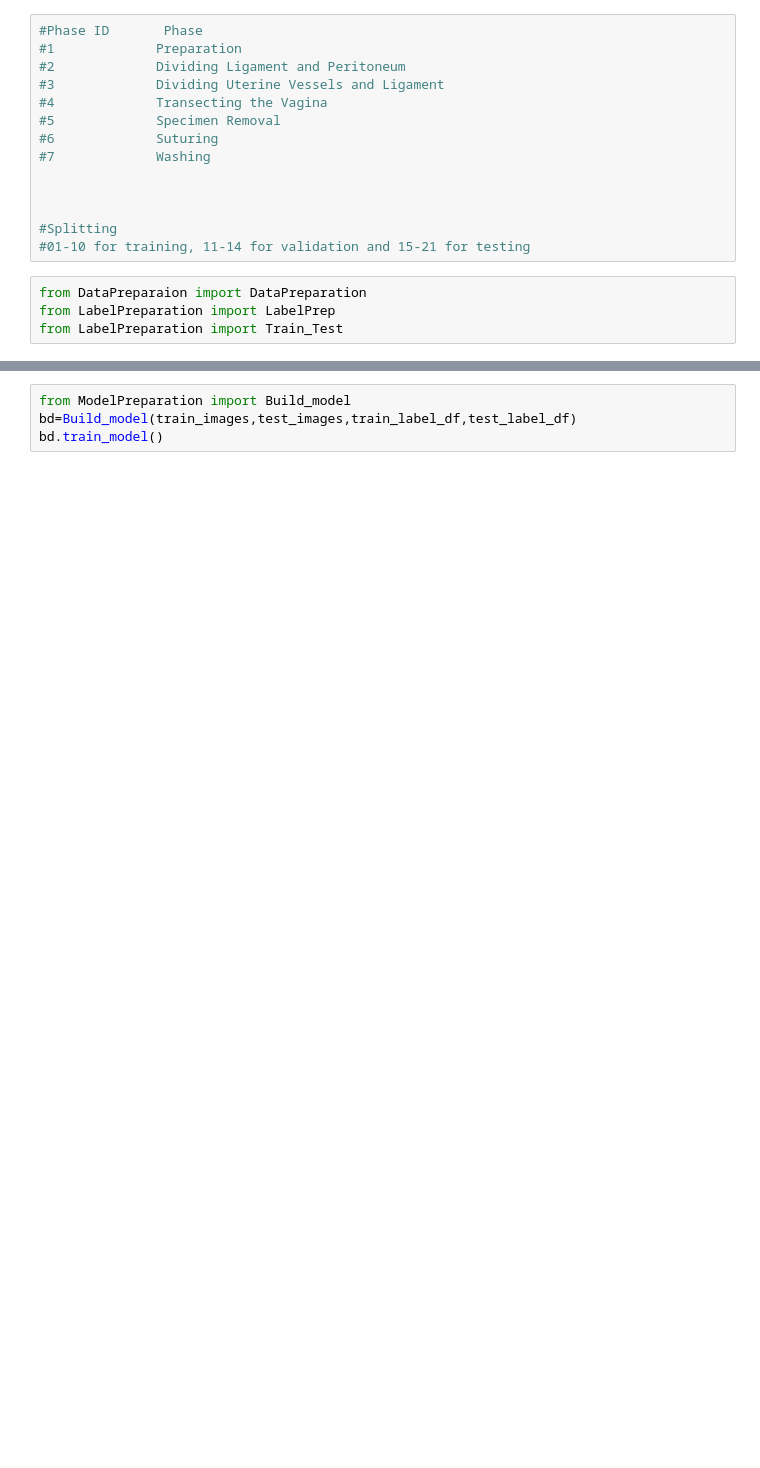
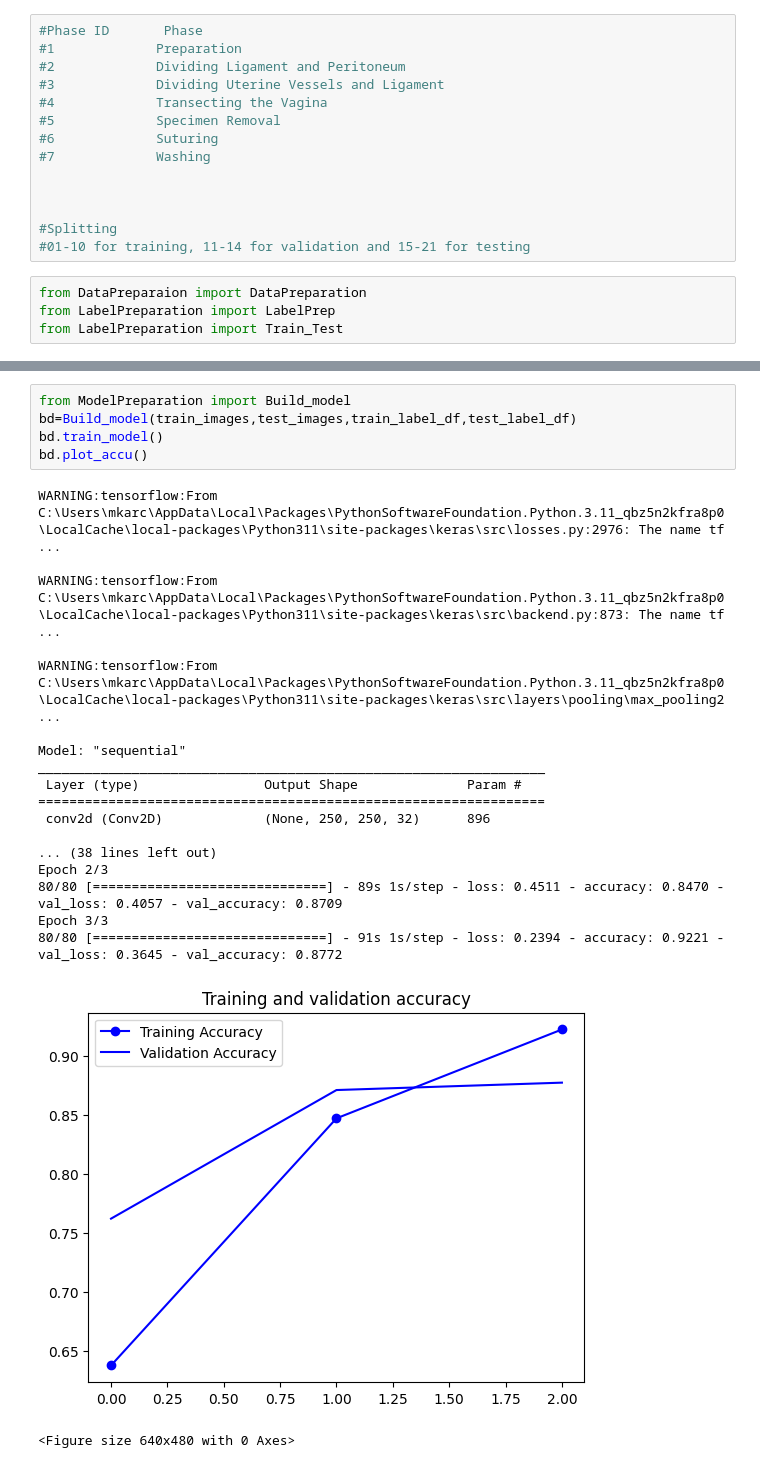
Before and after one commit to karcagmate/Projekt, a Jupyter notebook: test.ipynb, the cells around one changed output, grey strips where cells are left out. Drawn from its saved outputs; the diff is of its cells as text; blank space fills up the shorter version.

```diff
--- a/test.ipynb
+++ b/test.ipynb
@@ -85,4 +98,25 @@ plt.show()
 # %%
 from ModelPreparation import Build_model
 bd=Build_model(train_images,test_images,train_label_df,test_label_df)
 bd.train_model()
+bd.plot_accu()
+# %% [output]
+WARNING:tensorflow:From C:\Users\mkarc\AppData\Local\Packages\PythonSoftwareFoundation.Python.3.11_qbz5n2kfra8p0\LocalCache\local-packages\Python311\site-packages\keras\src\losses.py:2976: The name tf ...
+
+WARNING:tensorflow:From C:\Users\mkarc\AppData\Local\Packages\PythonSoftwareFoundation.Python.3.11_qbz5n2kfra8p0\LocalCache\local-packages\Python311\site-packages\keras\src\backend.py:873: The name tf ...
+
+WARNING:tensorflow:From C:\Users\mkarc\AppData\Local\Packages\PythonSoftwareFoundation.Python.3.11_qbz5n2kfra8p0\LocalCache\local-packages\Python311\site-packages\keras\src\layers\pooling\max_pooling2 ...
+
+Model: "sequential"
+_________________________________________________________________
+ Layer (type)                Output Shape              Param #
+=================================================================
+ conv2d (Conv2D)             (None, 250, 250, 32)      896
+
+... (38 lines left out)
+Epoch 2/3
+80/80 [==============================] - 89s 1s/step - loss: 0.4511 - accuracy: 0.8470 - val_loss: 0.4057 - val_accuracy: 0.8709
+Epoch 3/3
+80/80 [==============================] - 91s 1s/step - loss: 0.2394 - accuracy: 0.9221 - val_loss: 0.3645 - val_accuracy: 0.8772
+[figure, added]
+<Figure size 640x480 with 0 Axes>
```
Also changed, not shown: parts of 7 cells of this notebook, 1 other file.
